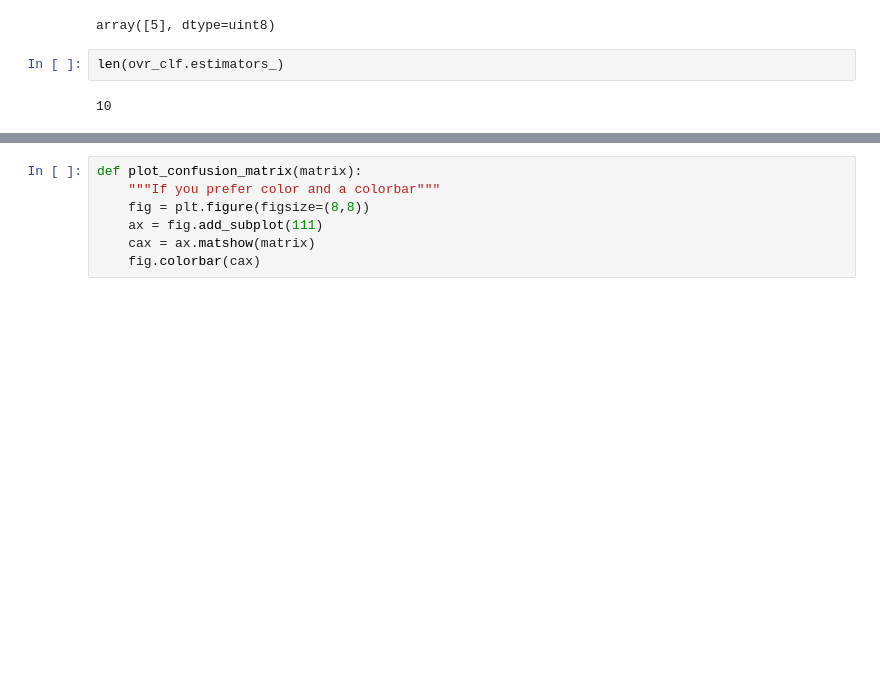
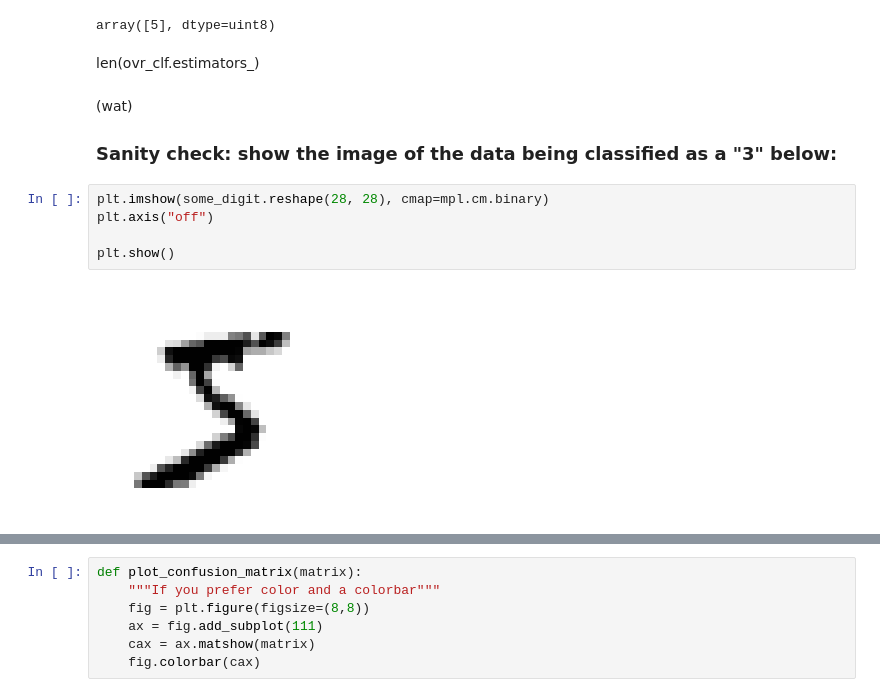
Before and after one commit to BStudent/handson-ml2, a Jupyter notebook: 03_classification-001.ipynb, the cells around one changed output, grey strips where cells are left out. Drawn from its saved outputs; the diff is of its cells as text; blank space fills up the shorter version.

```diff
--- a/03_classification-001.ipynb
+++ b/03_classification-001.ipynb
@@ -416,7 +419,15 @@ ovr_clf.fit(X_train[:1000], y_train[:1000])
 ovr_clf.predict([some_digit])
 # %% [output]
 array([5], dtype=uint8)
-# %%
-len(ovr_clf.estimators_)
-# %% [output]
-10
+# %% [markdown]
+len(ovr_clf.estimators_)
+# %% [markdown]
+(wat)
+### Sanity check: show the image of the data being classified as a "3" below:
+# %%
+plt.imshow(some_digit.reshape(28, 28), cmap=mpl.cm.binary)
+plt.axis("off")
+
+plt.show()
+# %% [output]
+[figure, added]
```
Also changed, not shown: parts of 10 cells of this notebook, 2 other files.
